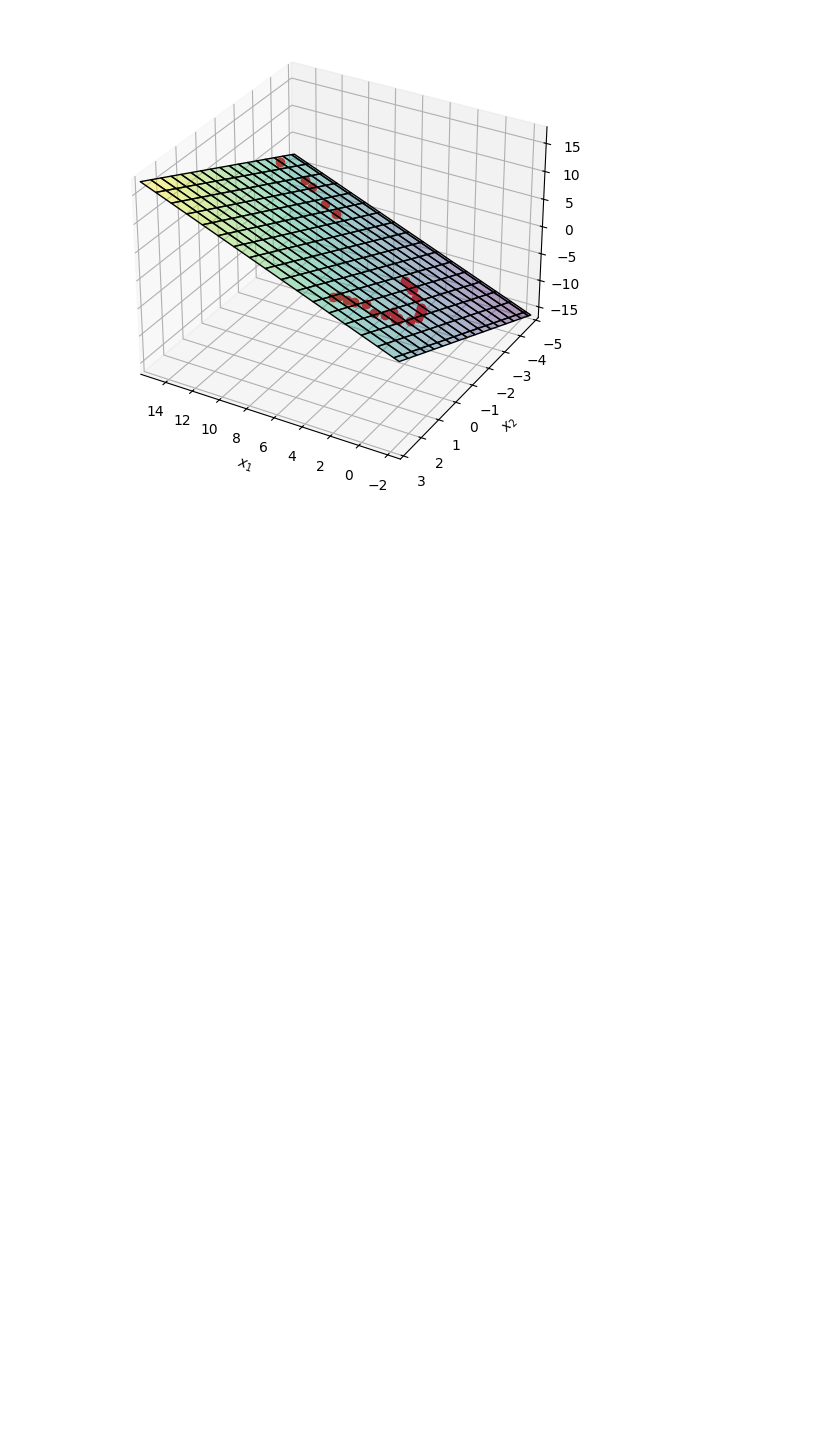
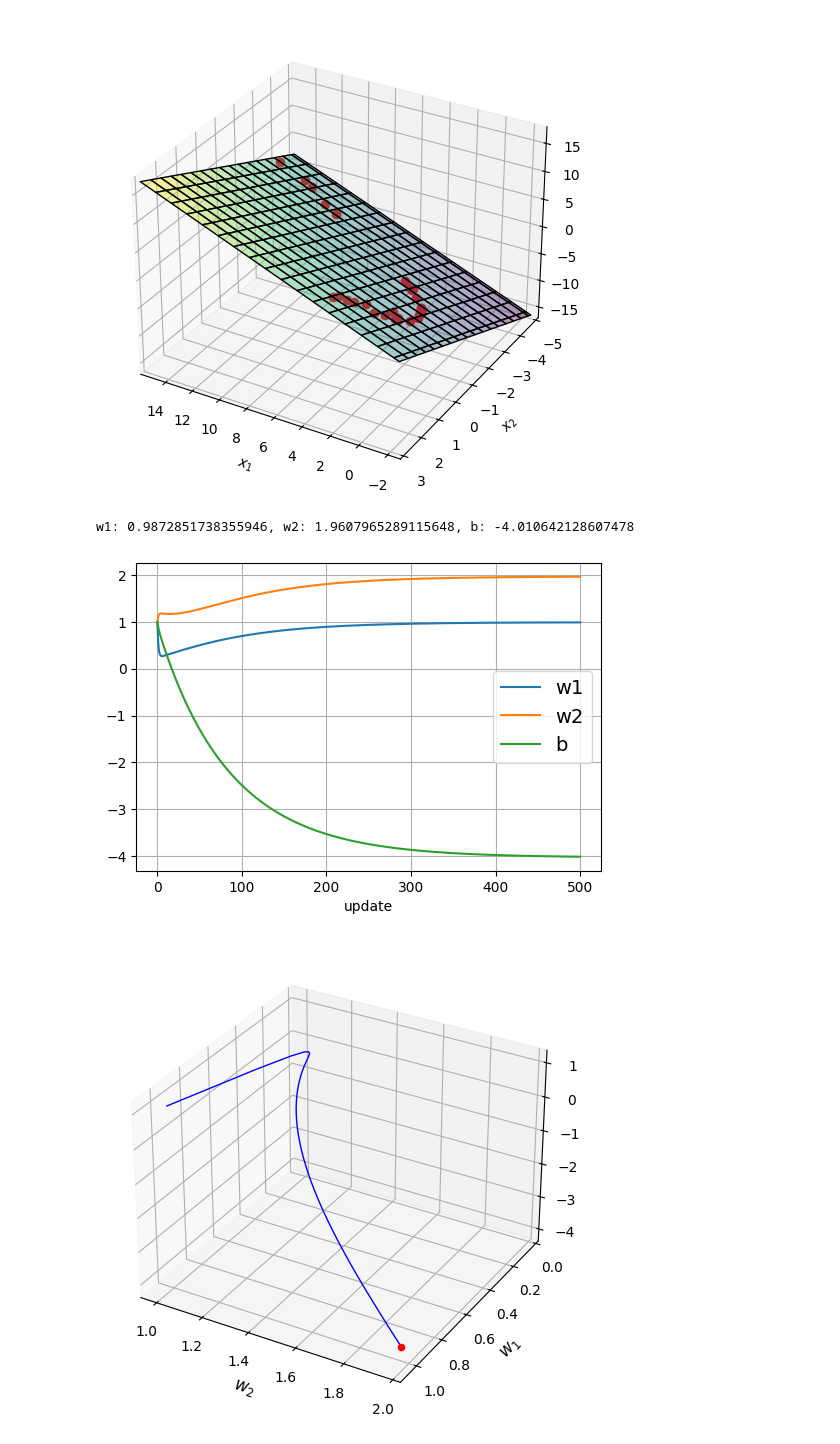
Before and after one commit to kajok88/Intro2AI, a Jupyter notebook: teht.ipynb, the cells around one changed output. Cells and saved outputs as stored; diff of their text form; code cells hidden in the pictures; blank space fills up the shorter version.

```diff
--- a/teht.ipynb
+++ b/teht.ipynb
@@ -171,3 +171,65 @@ plt.show()
 w1 = 0.9908, w2 = 1.967, b = -4.028
 [figure]
 [figure]
+# %%
+# Teht 3
+
+w1, w2, b = 1, 1, 1
+alfa=0.01
+N=500
+W1=np.zeros(N+1)
+W2=np.zeros(N+1)
+B=np.zeros(N+1)
+
+W1[0]=w1
+W2[0]=w2
+B[0]=b
+
+
+
+for n in range(N):
+    y_pred = w1*x1 + w2*x2 + b
+
+    dw1 = (2 / m) * np.sum((y_pred - y) * x1)
+    dw2 = (2 / m) * np.sum((y_pred - y) * x2)
+    db = (2 / m) * np.sum(y_pred - y)
+
+    w1 -= alfa * dw1
+    w2 -= alfa * dw2
+    b -= alfa * db
+
+    W1[n+1]=w1
+    W2[n+1]=w2
+    B[n+1]=b
+
+
+print(f"w1: {w1}, w2: {w2}, b: {b}")
+
+#graphs of the coefficients
+plt.figure(figsize=(6,4))
+plt.plot(W1,label='w1')
+plt.plot(W2,label='w2')
+plt.plot(B,label='b')
+plt.xlabel('update')
+plt.legend(fontsize=14)
+plt.grid()
+plt.show()
+
+
+fig = plt.figure(figsize=(8, 6))
+ax = fig.add_subplot(111, projection='3d')
+
+ax.plot(W2, W1, B, color='blue', linewidth=1)
+ax.scatter(W2[-1], W1[-1], B[-1], color='red')
+ax.set_ylim(1.1,0)
+
+# Add labels
+ax.set_xlabel('$w_2$', fontsize=12)
+ax.set_ylabel('$w_1$', fontsize=12)
+ax.set_zlabel('$b$', fontsize=12)
+
+plt.show()
+# %% [output]
+w1: 0.9872851738355946, w2: 1.9607965289115648, b: -4.010642128607478
+[figure, added]
+[figure, added]
```
